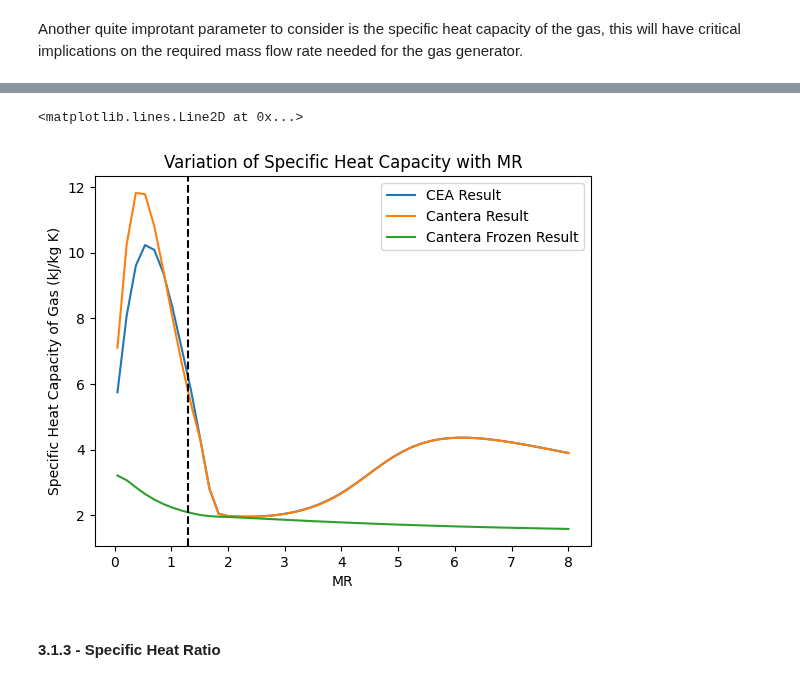
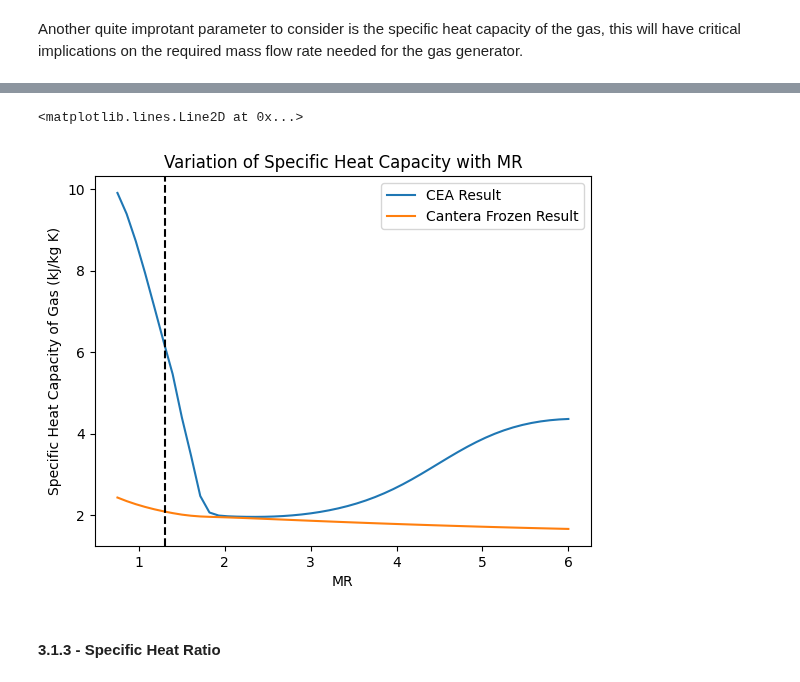
Before and after one commit to EliasAoubala/MermaidManBarnacleBoy, a Jupyter notebook: docs/fluidics/gas_generator.ipynb, the cells around one changed output, grey strips where cells are left out. Cells and saved outputs as stored; diff of their text form; code cells hidden in the pictures.

```diff
--- a/docs/fluidics/gas_generator.ipynb
+++ b/docs/fluidics/gas_generator.ipynb
@@ -75,7 +75,7 @@ cea = CEA_Obj(
 ctr = CombustionCantera(fuel="C3H8O,2propanol",
                         oxidiser="N2O",
                         species_file="n2o_ipa.yaml",
-                        look_up=False,
+                        look_up=True,
                         look_up_file = "combustion_date.csv")
 # %% [markdown]
 #### 3.1.1 - Combustion Temperature
@@ -110,7 +110,7 @@ T = interpn((P_array, MR_array), T_array, [25e5, 1])
 
 print(T)
 
-T_add_can = ctr.get_thermo_prop(Pcc=25e5, MR=1).get_temperature()
+T_add_can = ctr.get_thermo_prop(Pcc=25e5, MR=3).get_temperature()
 
 print(T_add_can)
 # %% [output]
@@ -232,7 +216,7 @@ Another quite improtant parameter to consider is the specific heat capacity of t
 # %%
 P_array = np.array([25])
 
-O_F_array = np.linspace(0.05, 8, 50)
+O_F_array = np.linspace(0.75, 6, 50)
 
 cp_add_array = np.zeros((O_F_array.size, P_array.size))
 
@@ -250,15 +234,9 @@ for o_f in O_F_array:
 
         Cp_add = cea.get_Chamber_Cp(Pc=P, MR=o_f)
 
-        cp_cant = ctr.get_thermo_prop(
-            Pcc=P * 1e5, MR=o_f, frozen=False
-        ).get_cp()
-
         cp_cant_fz = ctr.get_thermo_prop(Pcc=P * 1e5, MR=o_f).get_cp()
 
         cp_add_array[i, k]  = Cp_add
-
-        cp_cant_array[i, k] = cp_cant
 
         cp_cant_fz_array[i, k] = cp_cant_fz
 
@@ -286,19 +246,19 @@ ERROR: FAILURE its = 1001!
 # %%
 i = 0
 for row in P_array:
     plt.plot(O_F_array, cp_add_array[:, i]/1e3, label = f"CEA Result")
-    plt.plot(O_F_array, cp_cant_array[:, i] / 1e3, label=f"Cantera Result")
+    # plt.plot(O_F_array, cp_cant_array[:, i] / 1e3, label=f"Cantera Result")
     plt.plot(O_F_array, cp_cant_fz_array[:, i] / 1e3, label=f"Cantera Frozen Result")
 
     i += 1
 plt.legend()
 plt.xlabel("MR")
 plt.ylabel("Specific Heat Capacity of Gas (kJ/kg K)")
 plt.title("Variation of Specific Heat Capacity with MR")
 plt.axvline(1.3, linestyle="--", color="k")
 # %% [output]
 <matplotlib.lines.Line2D at 0x...>
-[figure, old version]
+[figure, new version]
 # %% [markdown]
 #### 3.1.3 - Specific Heat Ratio
 # %% [markdown]
```
Also changed, not shown: parts of 9 cells of this notebook, 9 other files.
